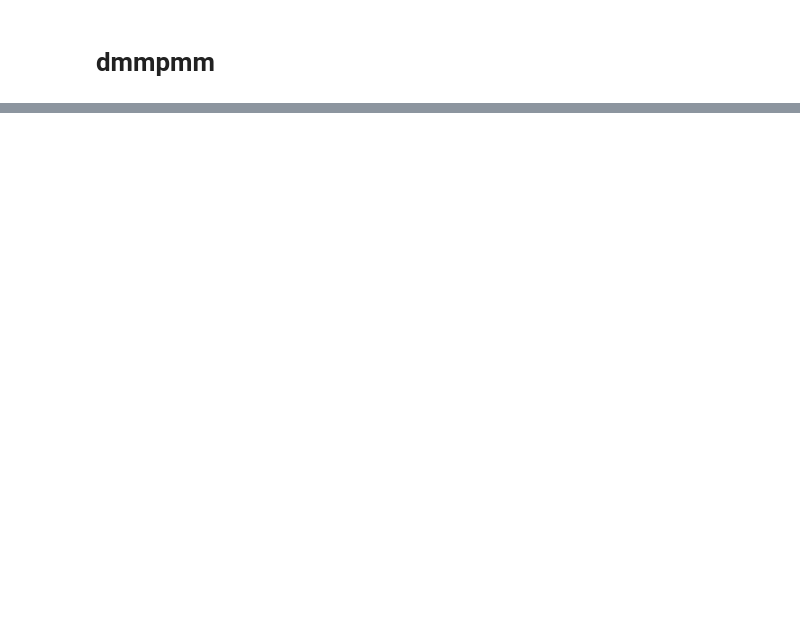
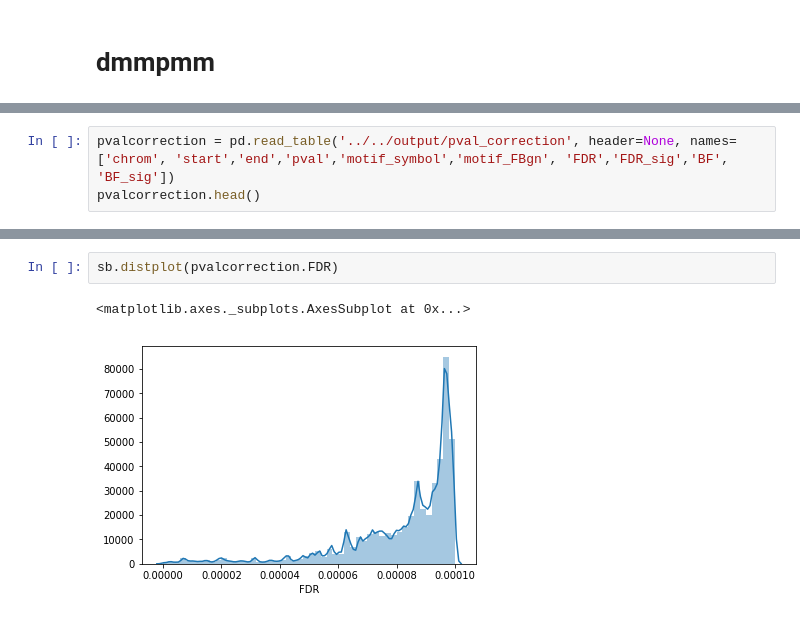
Before and after one commit to jfear/s2rnai, a Jupyter notebook: notebook/develop/2017-09-12_introns.ipynb, the cells around one changed output, grey strips where cells are left out. Saved outputs shown, nothing was run; the diff lists cells and outputs as text; blank space fills up the shorter version.

```diff
--- a/notebook/develop/2017-09-12_introns.ipynb
+++ b/notebook/develop/2017-09-12_introns.ipynb
@@ -401,0 +372,3 @@ Command was:
+# %%
+pvalcorrection = pd.read_table('../../output/pval_correction', header=None, names=['chrom', 'start','end','pval','motif_symbol','motif_FBgn', 'FDR','FDR_sig','BF', 'BF_sig'])
+pvalcorrection.head()
@@ -401,0 +394,5 @@ Command was:
+# %%
+sb.distplot(pvalcorrection.FDR)
+# %% [output]
+<matplotlib.axes._subplots.AxesSubplot at 0x...>
+[figure, added]
```
Also changed, not shown: parts of 142 cells of this notebook.
